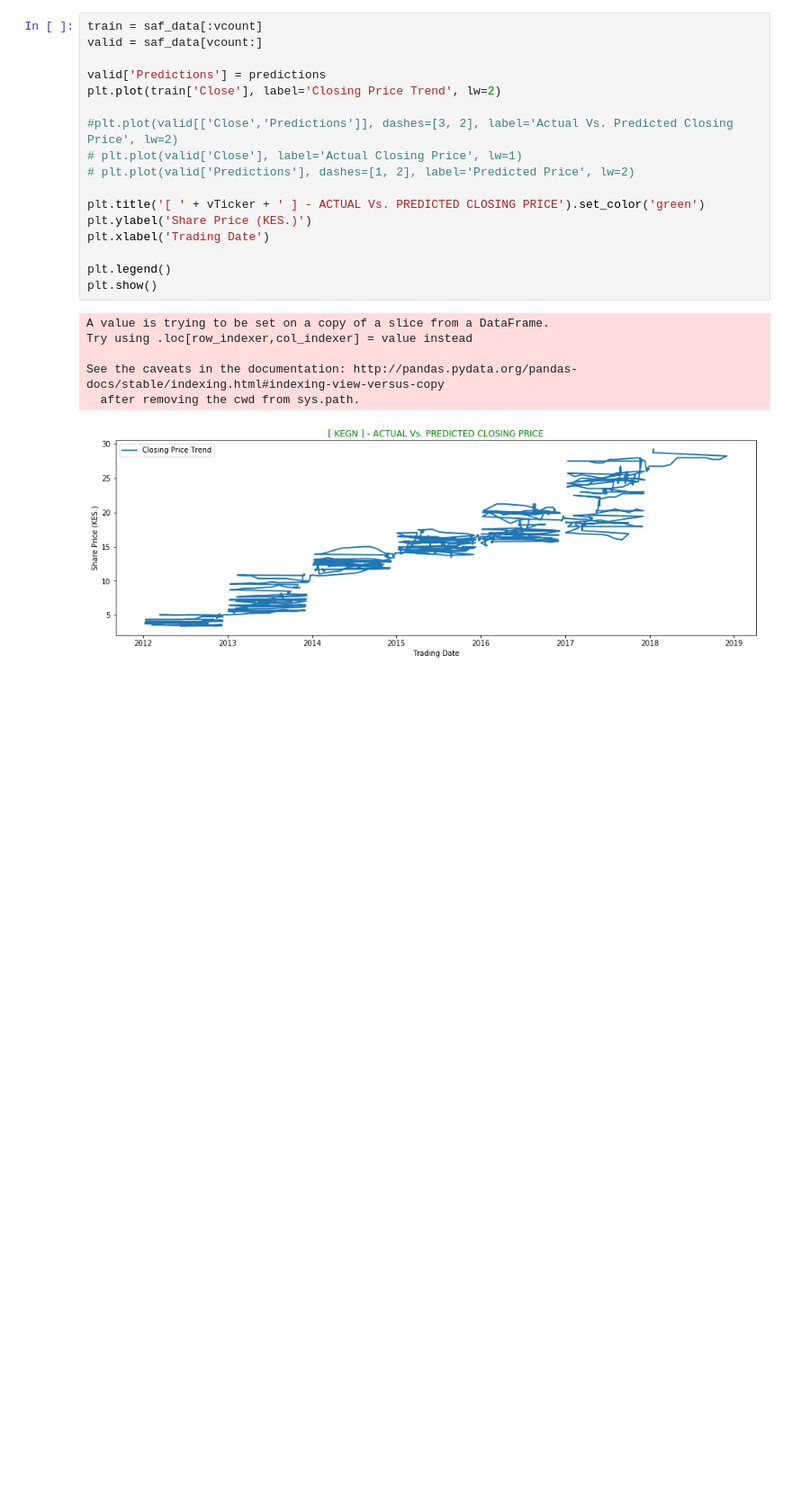
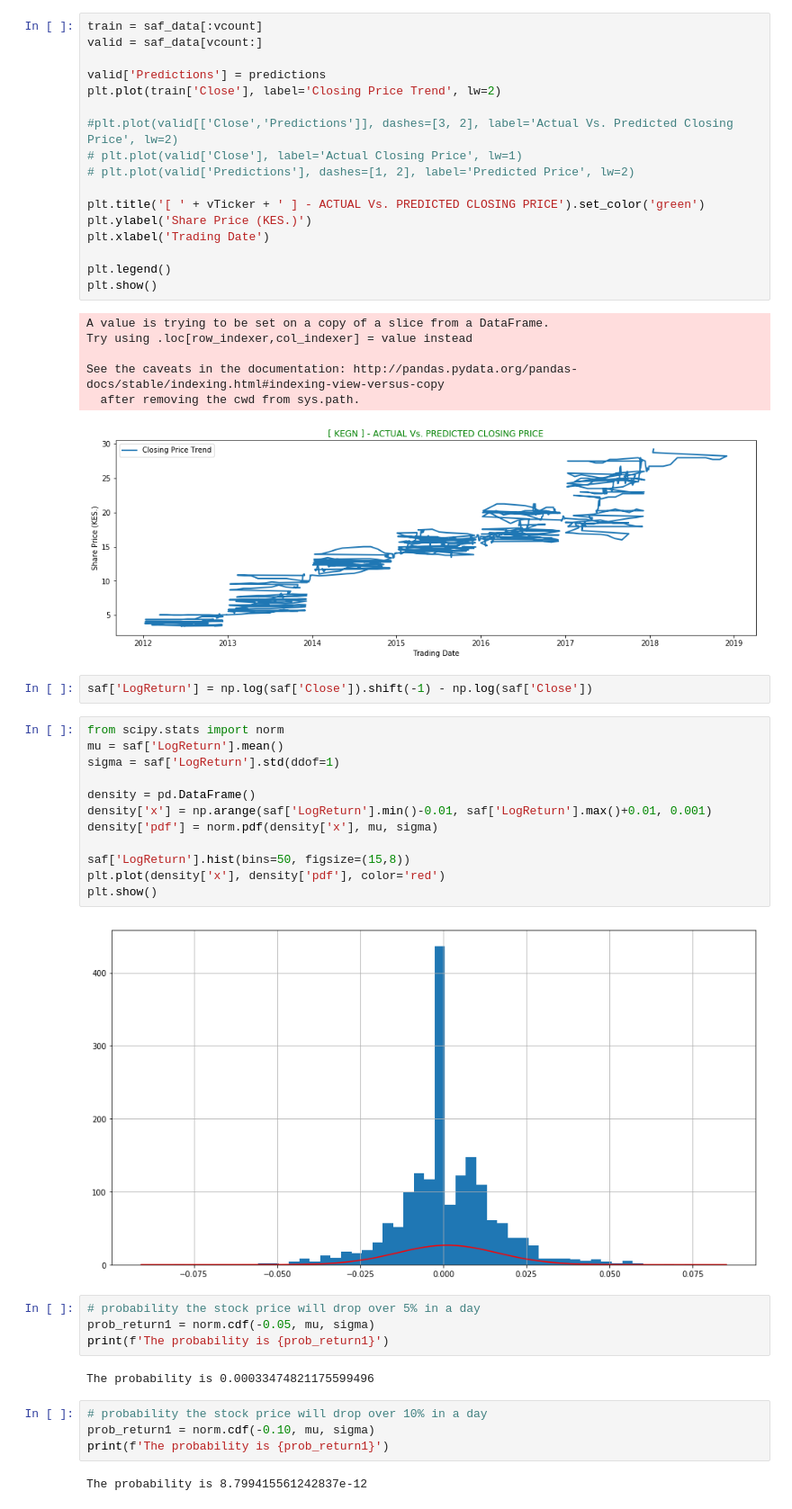
Before and after one commit to felixodette/safaricom_stock, a Jupyter notebook: Safaricom Stocks.ipynb, the cells around one changed output. Shown at 90% size. Drawn from its saved outputs; the diff is of its cells as text; blank space fills up the shorter version.

```diff
--- a/Safaricom Stocks.ipynb
+++ b/Safaricom Stocks.ipynb
@@ -292,3 +292,31 @@ Try using .loc[row_indexer,col_indexer] = value instead
 See the caveats in the documentation: http://pandas.pydata.org/pandas-docs/stable/indexing.html#indexing-view-versus-copy
   after removing the cwd from sys.path.
 [figure]
+# %%
+saf['LogReturn'] = np.log(saf['Close']).shift(-1) - np.log(saf['Close'])
+# %%
+from scipy.stats import norm
+mu = saf['LogReturn'].mean()
+sigma = saf['LogReturn'].std(ddof=1)
+
+density = pd.DataFrame()
+density['x'] = np.arange(saf['LogReturn'].min()-0.01, saf['LogReturn'].max()+0.01, 0.001)
+density['pdf'] = norm.pdf(density['x'], mu, sigma)
+
+saf['LogReturn'].hist(bins=50, figsize=(15,8))
+plt.plot(density['x'], density['pdf'], color='red')
+plt.show()
+# %% [output]
+[figure, added]
+# %%
+# probability the stock price will drop over 5% in a day
+prob_return1 = norm.cdf(-0.05, mu, sigma)
+print(f'The probability is {prob_return1}')
+# %% [output]
+The probability is 0.00033474821175599496
+# %%
+# probability the stock price will drop over 10% in a day
+prob_return1 = norm.cdf(-0.10, mu, sigma)
+print(f'The probability is {prob_return1}')
+# %% [output]
+The probability is 8.799415561242837e-12
```
Also changed, not shown: parts of 4 cells of this notebook.
